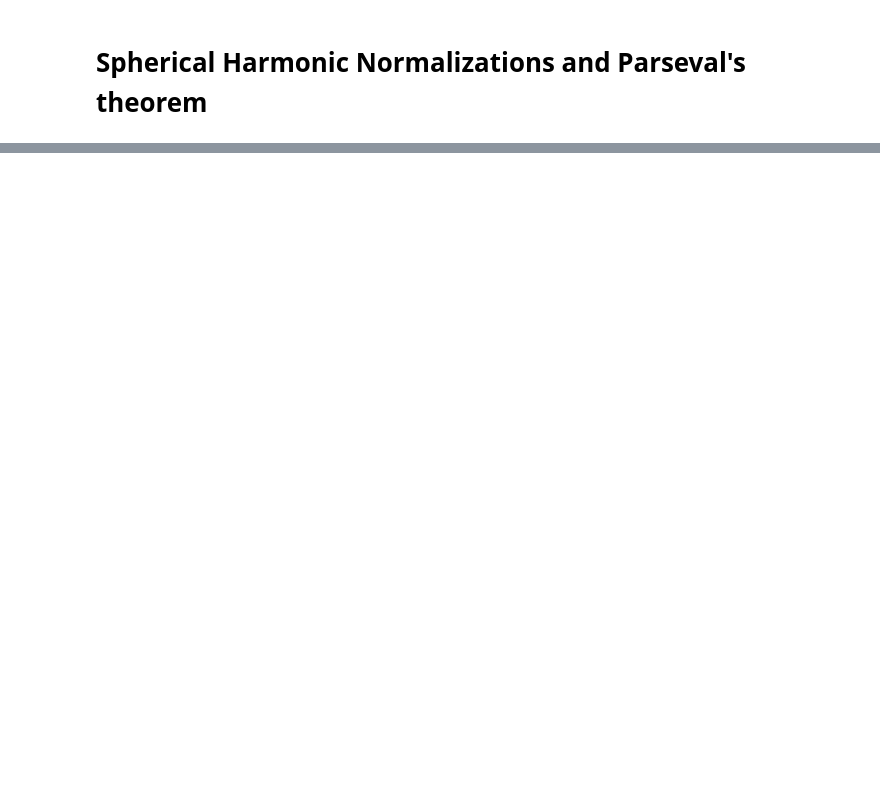
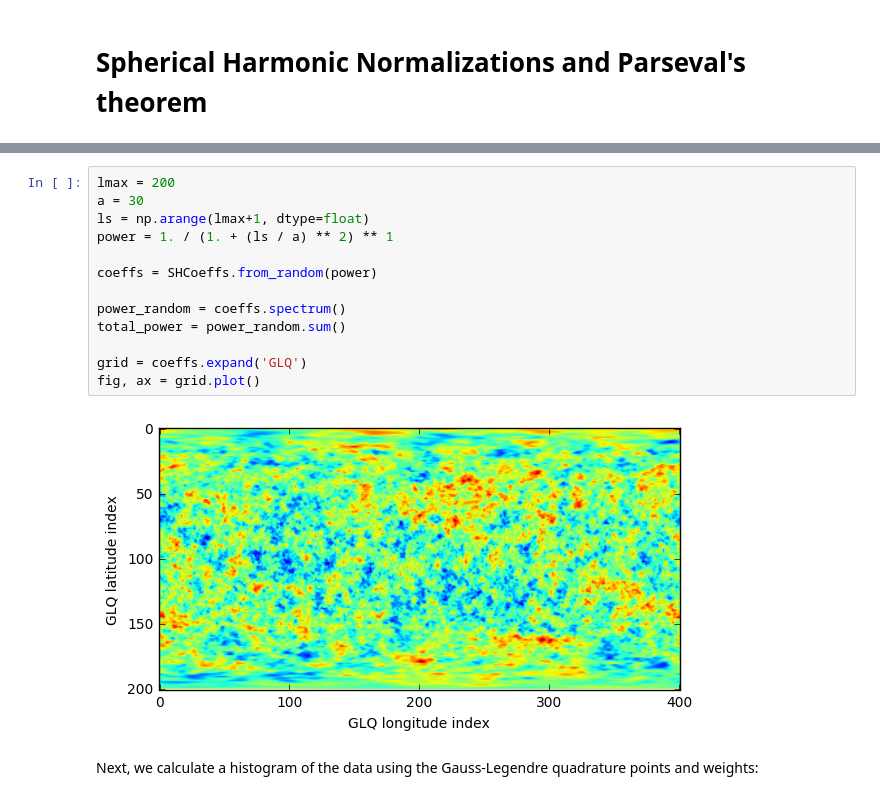
Before and after one commit to SHTOOLS/SHTOOLS, a Jupyter notebook: examples/notebooks/tutorial_4.ipynb, the cells around one changed output, grey strips where cells are left out. Cells and saved outputs as stored; diff of their text form; blank space fills up the shorter version.

```diff
--- a/examples/notebooks/tutorial_4.ipynb
+++ b/examples/notebooks/tutorial_4.ipynb
@@ -114,0 +76,17 @@ total coefficient power = 42.5618932991
+# %%
+lmax = 200
+a = 30
+ls = np.arange(lmax+1, dtype=float)
+power = 1. / (1. + (ls / a) ** 2) ** 1
+
+coeffs = SHCoeffs.from_random(power)
+
+power_random = coeffs.spectrum()
+total_power = power_random.sum()
+
+grid = coeffs.expand('GLQ')
+fig, ax = grid.plot()
+# %% [output]
+[figure, added]
+# %% [markdown]
+Next, we calculate a histogram of the data using the Gauss-Legendre quadrature points and weights:
```
Also changed, not shown: parts of 20 cells of this notebook, 19 other files.
